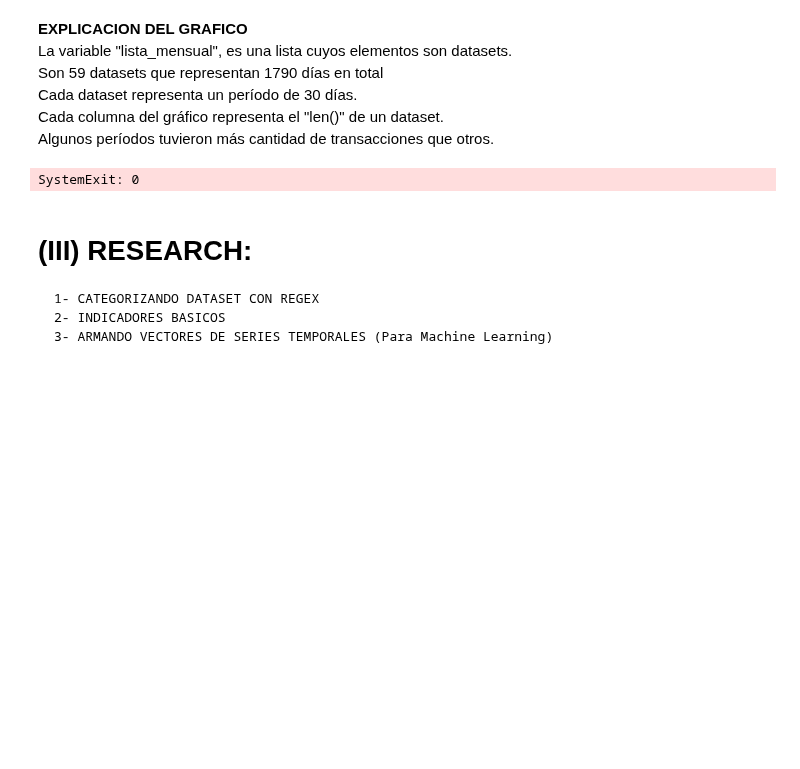
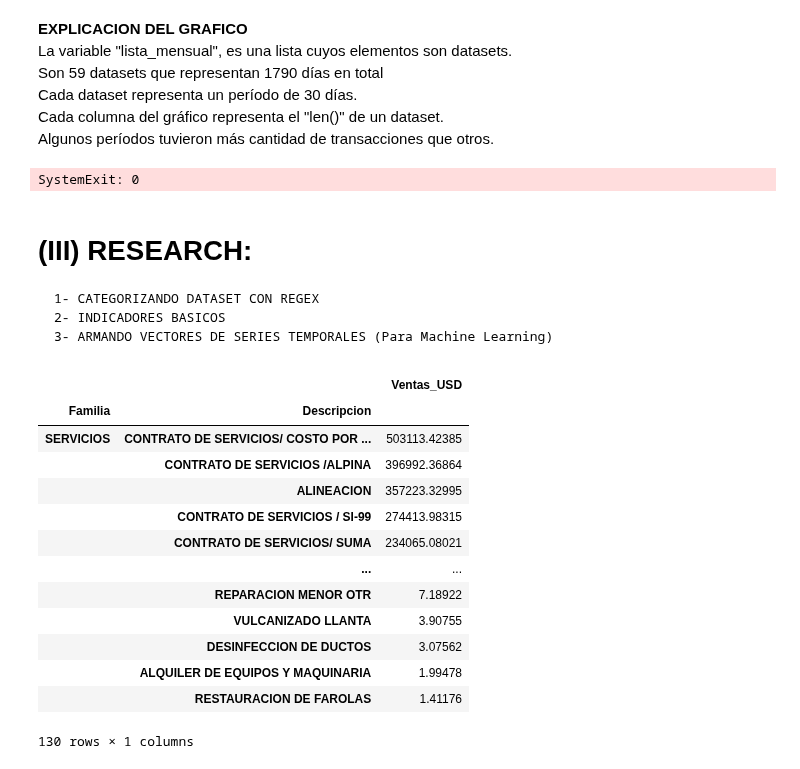
Before and after one commit to jackonedev/timeseries-project, a Jupyter notebook: data-science.ipynb, the cells around one changed output. Cells and saved outputs as stored; diff of their text form; code cells hidden in the pictures; blank space fills up the shorter version.

```diff
--- a/data-science.ipynb
+++ b/data-science.ipynb
@@ -201,7 +201,23 @@ SystemExit: 0
 # %%
 # TOP 50 DE LAS FAMILIAS DESCRIPCION MAS VENDIDAS
 data.groupby(['Familia', 'Descripcion'])['Cantidad'].count().to_frame().sort_values(by='Familia').sort_values(by='Cantidad', ascending=False).head(50)
 
 
 data.groupby('Familia')['Cantidad'].count()
-data.loc[data.Familia == 'LUBRICANTES'].groupby(['Familia', 'Descripcion'])['Ventas_USD'].sum().to_frame().sort_values(by='Familia').sort_values(by='Ventas_USD', ascending=False)
+data.loc[data.Familia == 'REENCAUCHE'].groupby(['Familia', 'Descripcion'])['Ventas_USD'].count().to_frame().sort_values(by='Familia').sort_values(by='Ventas_USD', ascending=False)
+data.loc[data.Familia == 'SERVICIOS'].groupby(['Familia', 'Descripcion'])['Ventas_USD'].sum().to_frame().sort_values(by='Ventas_USD', ascending=False)
+# %% [output]
+|  |  | Ventas_USD |
+| Familia | Descripcion |  |
+| SERVICIOS | CONTRATO DE SERVICIOS/ COSTO POR ... | 503113.42385 |
+|  | CONTRATO DE SERVICIOS /ALPINA | 396992.36864 |
+|  | ALINEACION | 357223.32995 |
+|  | CONTRATO DE SERVICIOS / SI-99 | 274413.98315 |
+|  | CONTRATO DE SERVICIOS/ SUMA | 234065.08021 |
+|  | ... | ... |
+|  | REPARACION MENOR OTR | 7.18922 |
+|  | VULCANIZADO LLANTA | 3.90755 |
+|  | DESINFECCION DE DUCTOS | 3.07562 |
+|  | ALQUILER DE EQUIPOS Y MAQUINARIA | 1.99478 |
+|  | RESTAURACION DE FAROLAS | 1.41176 |
+130 rows × 1 columns
```
Also changed, not shown: parts of 3 cells of this notebook.
